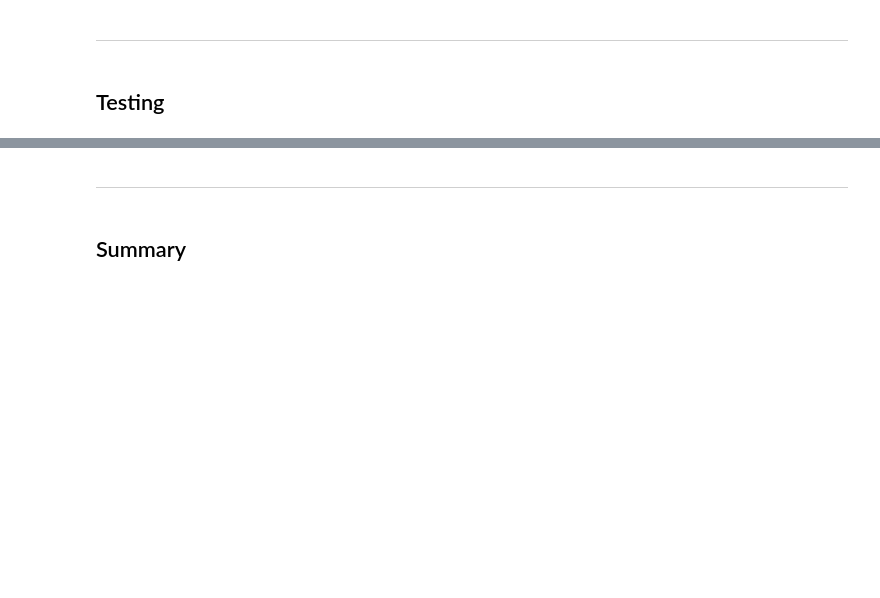
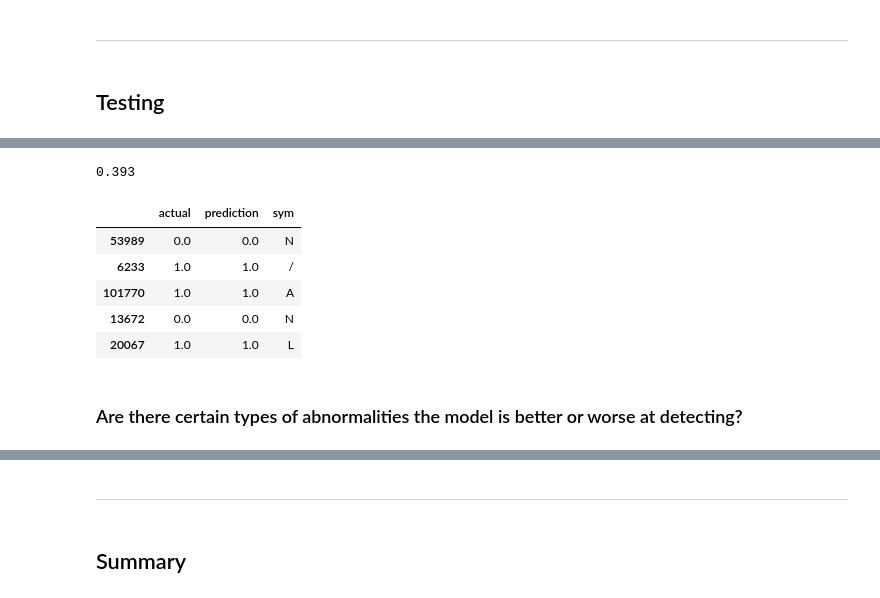
Before and after one commit to Jared-Godar/ecg_anomaly_detection, a Jupyter notebook: report.ipynb, the cells around one changed output, grey strips where cells are left out. Cells and saved outputs as stored; diff of their text form; code cells hidden in the pictures; blank space fills up the shorter version.

```diff
--- a/report.ipynb
+++ b/report.ipynb
@@ -688,0 +734,21 @@ I will now test that model once and only once on the testing dataset.
+# %%
+#Percent improvement from baseline
+round(((.953-.684)/.684),3)
+# %% [output]
+0.393
+# %%
+test_eval = Y_test.copy()
+test_eval['prediction'] = y_pred_test
+test_eval['sym']=sym_test
+test_eval.columns.values[0]='actual'
+# %%
+test_eval.head()
+# %% [output]
+|  | actual | prediction | sym |
+| 53989 | 0.0 | 0.0 | N |
+| 6233 | 1.0 | 1.0 | / |
+| 101770 | 1.0 | 1.0 | A |
+| 13672 | 0.0 | 0.0 | N |
+| 20067 | 1.0 | 1.0 | L |
+# %% [markdown]
+### Are there certain types of abnormalities the model is better or worse at detecting?
```
Also changed, not shown: parts of 34 cells of this notebook, 2 other files.
